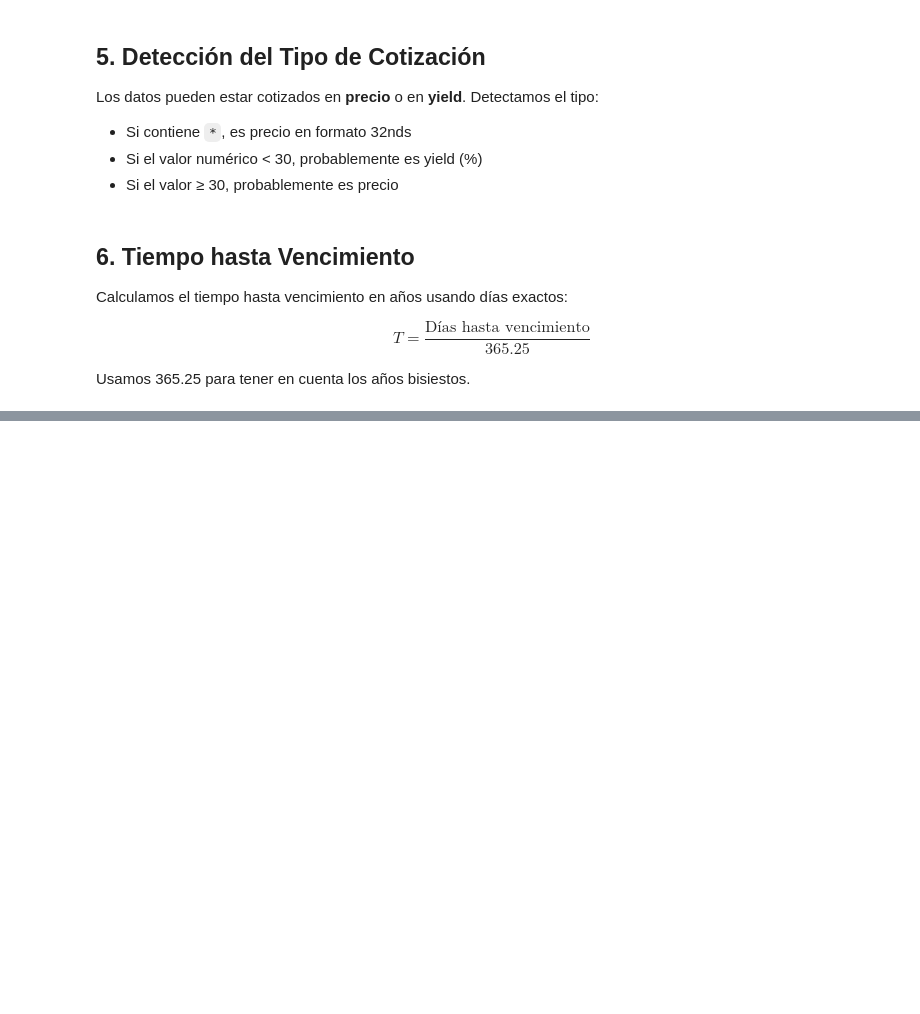
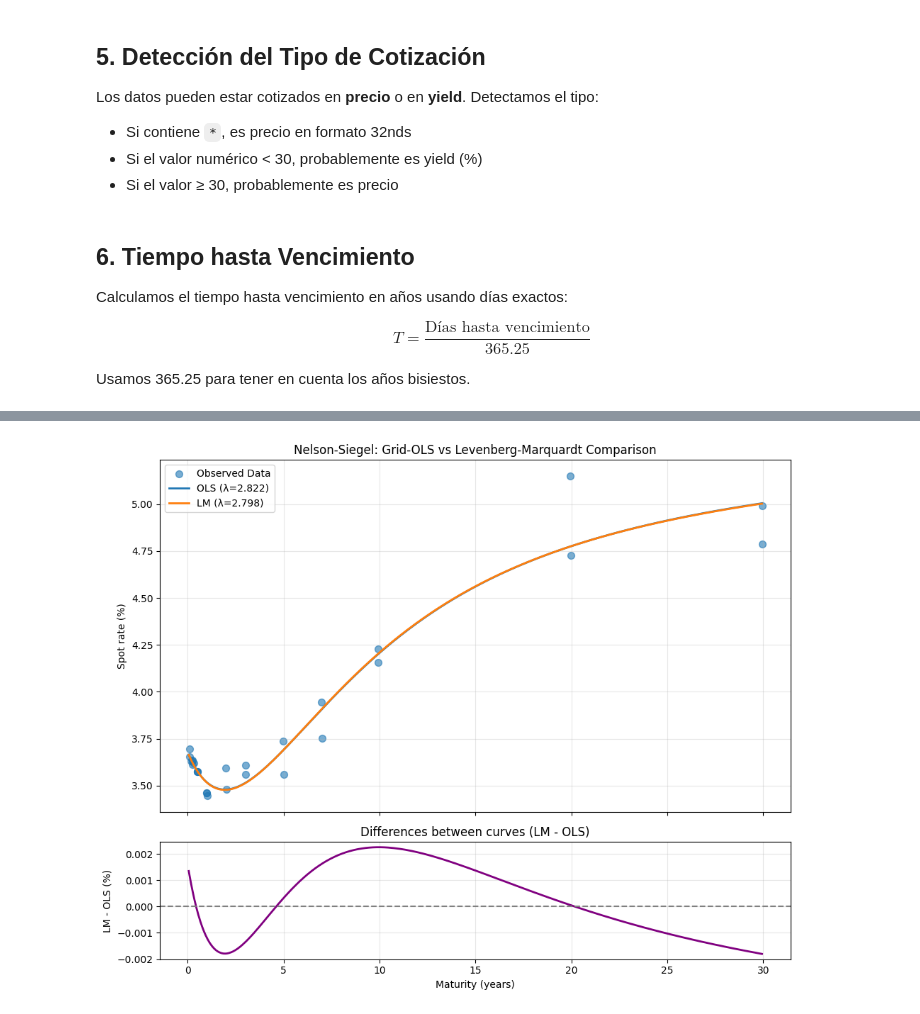
Before and after one commit to dabodeso/ComputationalMethodsMEFI, a Jupyter notebook: Entrega1.ipynb, the cells around one changed output, grey strips where cells are left out. Cells and saved outputs as stored; diff of their text form; code cells hidden in the pictures; blank space fills up the shorter version.

```diff
--- a/Entrega1.ipynb
+++ b/Entrega1.ipynb
@@ -389,0 +576,34 @@ print("="*50 + "\n")
+# %%
+fig, (ax1, ax2) = plt.subplots(
+    2, 1, figsize=(10, 8),
+    gridspec_kw={'height_ratios': [3, 1]},
+    sharex=True
+)
+
+T_grid = np.linspace(0.05, boot_df["T"].max(), 300)
+curve_ols = nelson_siegel_curve(T_grid, beta0_ols, beta1_ols, beta2_ols, best_lam)
+curve_lm = nelson_siegel_curve(T_grid, beta0_lm, beta1_lm, beta2_lm, lam_lm)
+
+zero_bonds = boot_df[boot_df["Instrument_type"] == "Zero"]
+coupon_bonds = boot_df[boot_df["Instrument_type"] == "Coupon"]
+
+ax1.scatter(tau_obs, 100 * y_obs, marker='o', label='Observed Data', alpha=0.6, s=50)
+ax1.plot(T_grid, 100 * curve_ols, '-', label=f'OLS (λ={best_lam:.3f})', linewidth=2)
+ax1.plot(T_grid, 100 * curve_lm, '-', label=f'LM (λ={lam_lm:.3f})', linewidth=2)
+ax1.set_ylabel("Spot rate (%)")
+ax1.set_title("Nelson-Siegel: Grid-OLS vs Levenberg-Marquardt Comparison")
+ax1.grid(True, alpha=0.3)
+ax1.legend()
+
+diff = curve_lm - curve_ols
+ax2.plot(T_grid, 100 * diff, linewidth=2, color='purple')
+ax2.axhline(0, linestyle='--', color='gray')
+ax2.set_xlabel("Maturity (years)")
+ax2.set_ylabel("LM - OLS (%)")
+ax2.set_title("Differences between curves (LM - OLS)")
+ax2.grid(True, alpha=0.3)
+
+plt.tight_layout()
+plt.show()
+# %% [output]
+[figure, added]
```
Also changed, not shown: parts of 26 cells of this notebook.
